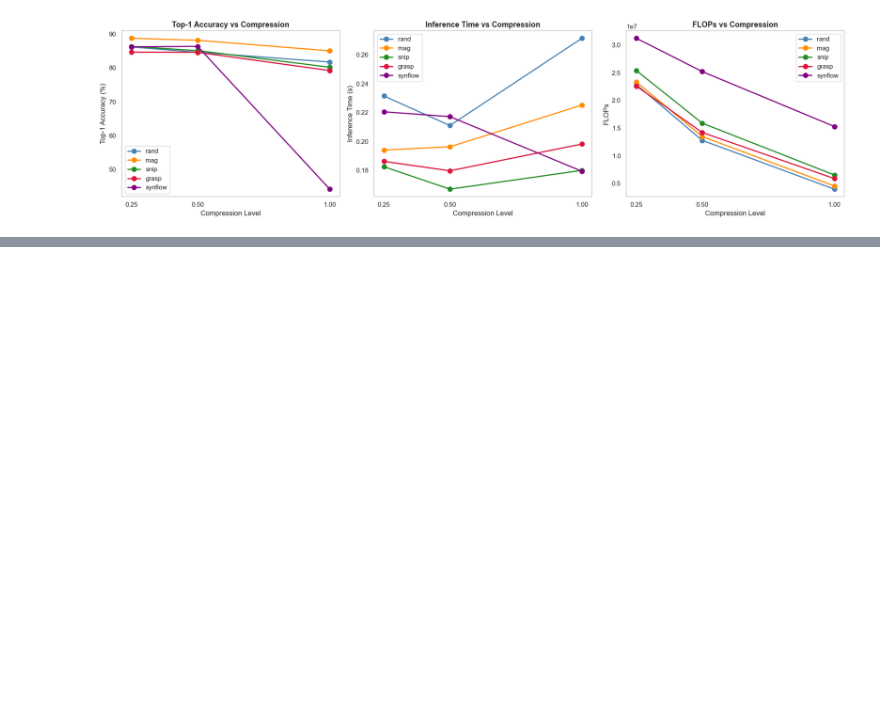
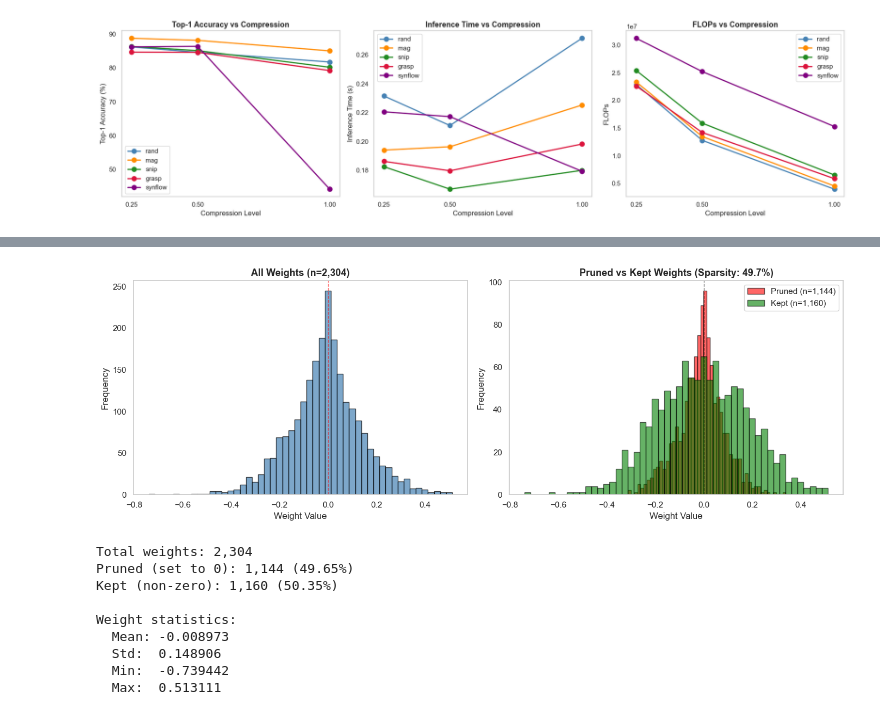
Before and after one commit to michaelneuder/COS568-A1, a Jupyter notebook: results_inspect.ipynb, the cells around one changed output, grey strips where cells are left out. Saved outputs shown, nothing was run; the diff lists cells and outputs as text; code cells hidden in the pictures; blank space fills up the shorter version.

```diff
--- a/results_inspect.ipynb
+++ b/results_inspect.ipynb
@@ -386,0 +404,12 @@ plt.show()
+# %%
+import torch
+from pathlib import Path
+
+# Load the SNIP model with 50% compression
+model_path = Path('Results/data/singleshot/cifar_snip_post100_comp050/model.pt')
+print(f'Loading model from {model_path}')
+
+# Load the model
+model = torch.load(model_path, map_location='cpu')
+
+print(f'\nModel type: {type(model)}')
@@ -386,0 +443,7 @@ plt.show()
+# %%
+conv1 = model['blocks.0.conv1.weight']
+
+# Show shape and total number of values
+print(f"Shape: {conv1.shape}")
+print(f"Total values: {conv1.numel():,}")
+print(f"Breakdown: {conv1.shape[0]} filters × {conv1.shape[1]} channels × {conv1.shape[2]}×{conv1.shape[3]} kernel = {conv1.numel():,} weights")
@@ -386,0 +454,60 @@ plt.show()
+# %%
+import matplotlib.pyplot as plt
+import numpy as np
+
+# Get the mask for this layer
+conv1_mask = model['blocks.0.conv1.weight_mask']
+
+# Flatten the tensors
+weights = conv1.flatten().numpy()
+mask = conv1_mask.flatten().numpy()
+
+# Separate pruned (0) and kept (1) weights
+pruned_weights = weights[mask == 0]
+kept_weights = weights[mask != 0]
+
+# Create histogram
+fig, axes = plt.subplots(1, 2, figsize=(14, 5))
+
+# Left plot: All weights
+ax1 = axes[0]
+ax1.hist(weights, bins=50, alpha=0.7, color='steelblue', edgecolor='black')
+ax1.set_xlabel('Weight Value', fontsize=12)
+ax1.set_ylabel('Frequency', fontsize=12)
+ax1.set_title(f'All Weights (n={len(weights):,})', fontsize=13, fontweight='bold')
+ax1.grid(False)
+ax1.axvline(x=0, color='red', linestyle='--', linewidth=1, alpha=0.5)
+
+# Right plot: Pruned vs Kept
+ax2 = axes[1]
+ax2.hist(pruned_weights, bins=50, alpha=0.6, color='red', label=f'Pruned (n={len(pruned_weights):,})', edgecolor='black')
+ax2.hist(kept_weights, bins=50, alpha=0.6, color='green', label=f'Kept (n={len(kept_weights):,})', edgecolor='black')
+ax2.set_xlabel('Weight Value', fontsize=12)
+ax2.set_ylabel('Frequency', fontsize=12)
+ax2.set_title(f'Pruned vs Kept Weights (Sparsity: {len(pruned_weights)/len(weights)*100:.1f}%)', fontsize=13, fontweight='bold')
+ax2.legend()
+ax2.grid(False)
+ax2.axvline(x=0, color='black', linestyle='--', linewidth=1, alpha=0.5)
+
+plt.tight_layout()
+plt.show()
+
+print(f"Total weights: {len(weights):,}")
+print(f"Pruned (set to 0): {len(pruned_weights):,} ({len(pruned_weights)/len(weights)*100:.2f}%)")
+print(f"Kept (non-zero): {len(kept_weights):,} ({len(kept_weights)/len(weights)*100:.2f}%)")
+print(f"\nWeight statistics:")
+print(f"  Mean: {weights.mean():.6f}")
+print(f"  Std:  {weights.std():.6f}")
+print(f"  Min:  {weights.min():.6f}")
+print(f"  Max:  {weights.max():.6f}")
+# %% [output]
+[figure, added]
+Total weights: 2,304
+Pruned (set to 0): 1,144 (49.65%)
+Kept (non-zero): 1,160 (50.35%)
+
+Weight statistics:
+  Mean: -0.008973
+  Std:  0.148906
+  Min:  -0.739442
+  Max:  0.513111
```
Also changed, not shown: parts of 6 cells of this notebook, 4 other files.
